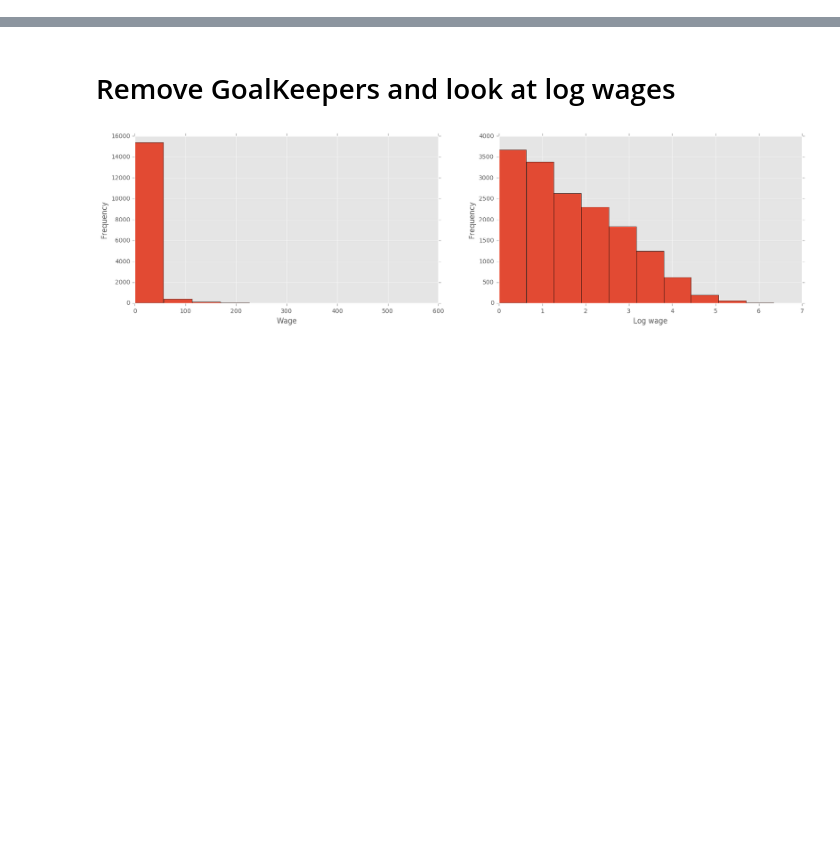
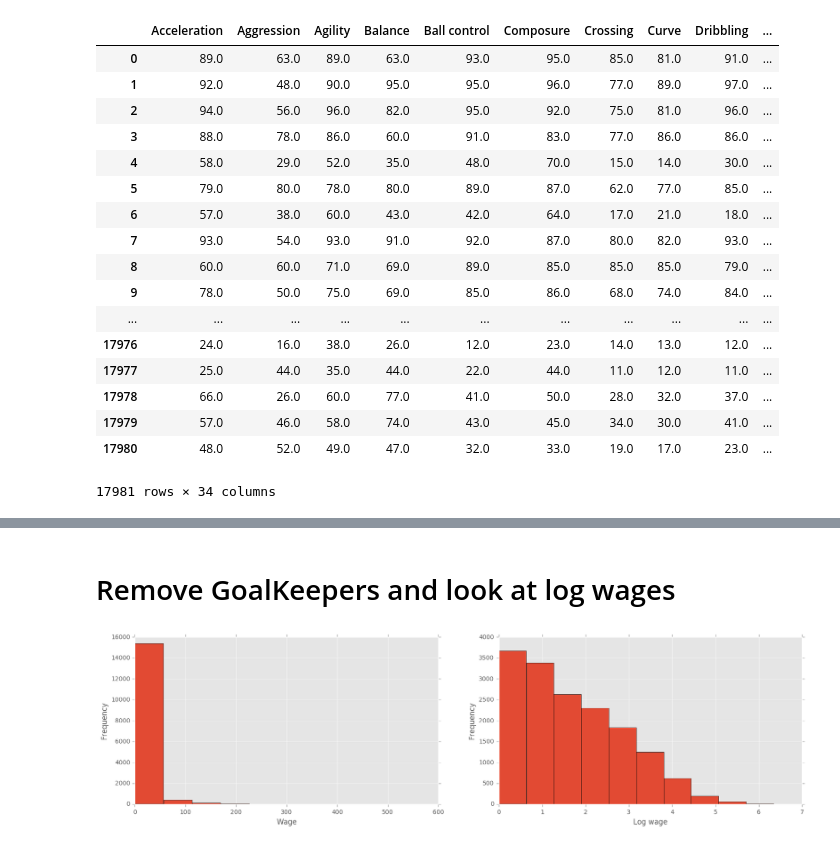
Before and after one commit to ReemaM20/Fifa18, a Jupyter notebook: fifa18 explore.ipynb, the cells around one changed output, grey strips where cells are left out. Saved outputs shown, nothing was run; the diff lists cells and outputs as text; code cells hidden in the pictures; blank space fills up the shorter version.

```diff
--- a/fifa18 explore.ipynb
+++ b/fifa18 explore.ipynb
@@ -47,11 +122,31 @@ players = players.fillna(players.mean())
 # %%
 def get_attributes(players):
-    attribute_names = player_att.columns[1:].values
-    attribute_names = attribute_names[attribute_names!="ID"]
-    attributes = players[attribute_names]
-    attributes = attributes.apply(pd.to_numeric, errors='coerce', axis=0)
-    attributes = attributes.fillna(attributes.mean())
+    attribute_names = player_att.columns[1:].values # all attribute names e.g. Acceleration, Aggresion, Agility etc.
+    attribute_names = attribute_names[attribute_names!="ID"] # remove id not interested
+    attributes = players[attribute_names] #get
+    attributes = attributes.apply(pd.to_numeric, errors='coerce', axis=0) #invalid parsing will be set as NaN
+    attributes = attributes.fillna(0)
     return attributes
 
 attributes = get_attributes(players)
-position_col = players["Preferred Positions int"]
+position_col = players["Preferred Positions int"] # for coloring plot
+attributes
+# %% [output]
+|  | Acceleration | Aggression | Agility | Balance | Ball control | Composure | Crossing | Curve | Dribbling | ... |
+| 0 | 89.0 | 63.0 | 89.0 | 63.0 | 93.0 | 95.0 | 85.0 | 81.0 | 91.0 | ... |
+| 1 | 92.0 | 48.0 | 90.0 | 95.0 | 95.0 | 96.0 | 77.0 | 89.0 | 97.0 | ... |
+| 2 | 94.0 | 56.0 | 96.0 | 82.0 | 95.0 | 92.0 | 75.0 | 81.0 | 96.0 | ... |
+| 3 | 88.0 | 78.0 | 86.0 | 60.0 | 91.0 | 83.0 | 77.0 | 86.0 | 86.0 | ... |
+| 4 | 58.0 | 29.0 | 52.0 | 35.0 | 48.0 | 70.0 | 15.0 | 14.0 | 30.0 | ... |
+| 5 | 79.0 | 80.0 | 78.0 | 80.0 | 89.0 | 87.0 | 62.0 | 77.0 | 85.0 | ... |
+| 6 | 57.0 | 38.0 | 60.0 | 43.0 | 42.0 | 64.0 | 17.0 | 21.0 | 18.0 | ... |
+| 7 | 93.0 | 54.0 | 93.0 | 91.0 | 92.0 | 87.0 | 80.0 | 82.0 | 93.0 | ... |
+| 8 | 60.0 | 60.0 | 71.0 | 69.0 | 89.0 | 85.0 | 85.0 | 85.0 | 79.0 | ... |
+| 9 | 78.0 | 50.0 | 75.0 | 69.0 | 85.0 | 86.0 | 68.0 | 74.0 | 84.0 | ... |
+| ... | ... | ... | ... | ... | ... | ... | ... | ... | ... | ... |
+| 17976 | 24.0 | 16.0 | 38.0 | 26.0 | 12.0 | 23.0 | 14.0 | 13.0 | 12.0 | ... |
+| 17977 | 25.0 | 44.0 | 35.0 | 44.0 | 22.0 | 44.0 | 11.0 | 12.0 | 11.0 | ... |
+| 17978 | 66.0 | 26.0 | 60.0 | 77.0 | 41.0 | 50.0 | 28.0 | 32.0 | 37.0 | ... |
+| 17979 | 57.0 | 46.0 | 58.0 | 74.0 | 43.0 | 45.0 | 34.0 | 30.0 | 41.0 | ... |
+| 17980 | 48.0 | 52.0 | 49.0 | 47.0 | 32.0 | 33.0 | 19.0 | 17.0 | 23.0 | ... |
+17981 rows × 34 columns
```
Also changed, not shown: parts of 15 cells of this notebook.
